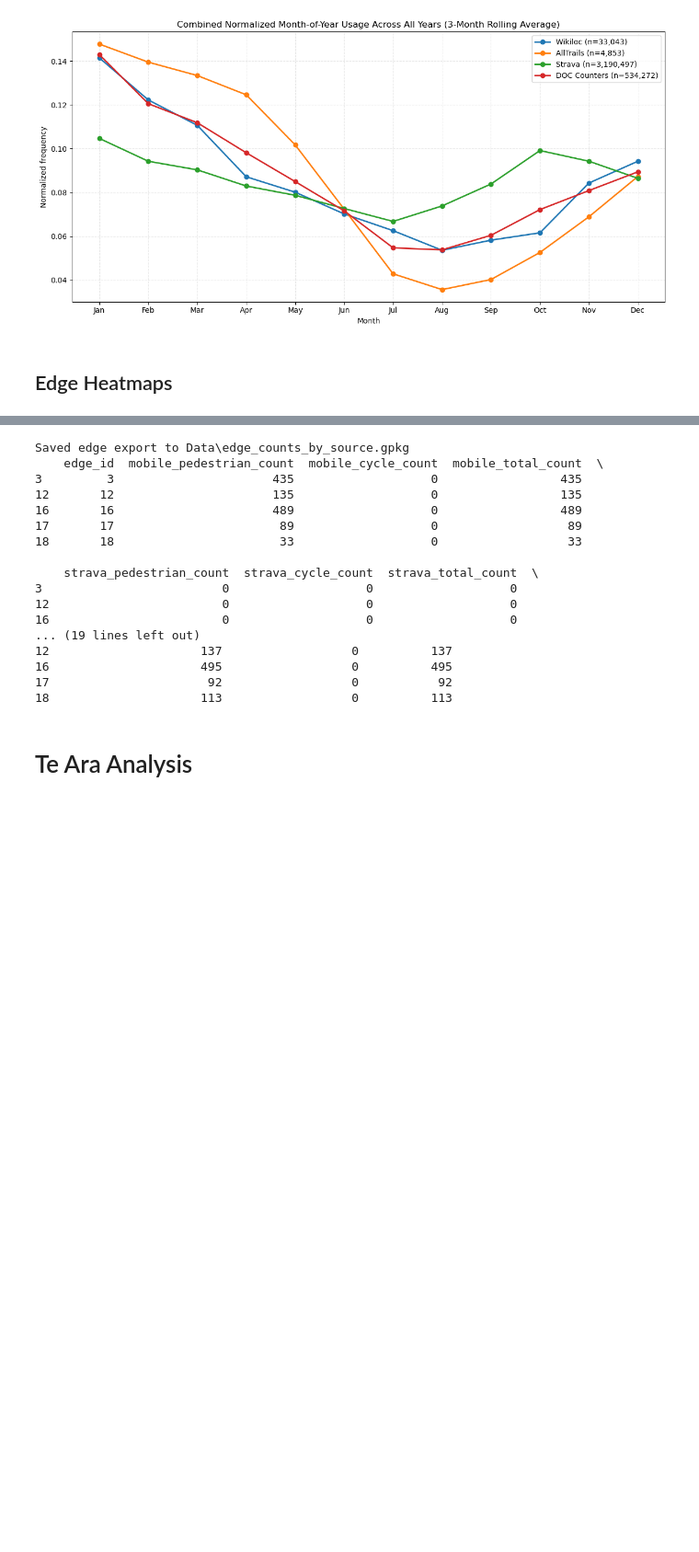
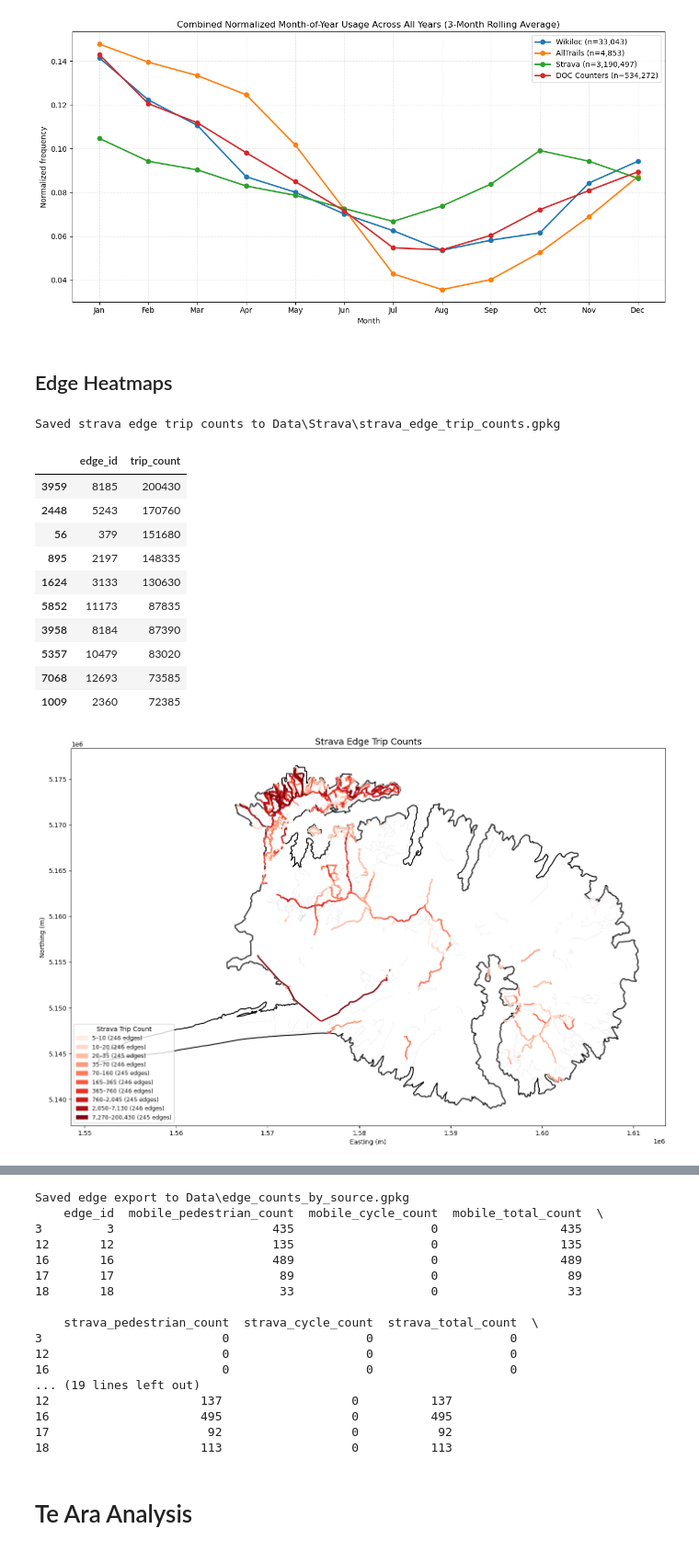
Before and after one commit to MaxwellBusby/banks-peninsula-organic-data-processing, a Jupyter notebook: Analysis.ipynb, the cells around one changed output, grey strips where cells are left out. Shown at 92% size. Cells and saved outputs as stored; diff of their text form; code cells hidden in the pictures; blank space fills up the shorter version.

```diff
--- a/Analysis.ipynb
+++ b/Analysis.ipynb
@@ -330,6 +344,81 @@ plt.show()
 [figure]
 # %% [markdown]
 ## Edge Heatmaps
+# %%
+import os
+
+
+def build_edge_trip_counts_layer(source_name, source_counts_path, output_path, count_column="total_trip_count"):
+    source_counts = pd.read_csv(source_counts_path)
+    if "edge_id" not in source_counts.columns:
+        raise KeyError(f"{source_counts_path} does not contain an edge_id column")
+    if count_column not in source_counts.columns:
+        raise KeyError(f"{source_counts_path} does not contain a {count_column} column")
+
+    counts = source_counts[["edge_id", count_column]].copy()
+    counts["edge_id"] = pd.to_numeric(counts["edge_id"], errors="coerce")
+    counts[count_column] = pd.to_numeric(counts[count_column], errors="coerce").fillna(0)
+    counts = (
+        counts.dropna(subset=["edge_id"])
+        .groupby("edge_id", as_index=False)[count_column]
+        .sum()
+        .rename(columns={count_column: "trip_count"})
+    )
+    counts["edge_id"] = counts["edge_id"].astype(int)
+
+    edge_base = edges_filtered.copy() if "edges_filtered" in globals() else edges.copy()
+    if "edge_id" not in edge_base.columns:
+        edge_base = edge_base.reset_index()
+        if "edge_id" not in edge_base.columns and "index" in edge_base.columns:
+            edge_base = edge_base.rename(columns={"index": "edge_id"})
+    edge_base["edge_id"] = pd.to_numeric(edge_base["edge_id"], errors="coerce").astype("Int64")
+
+    edge_trip_counts = edge_base.merge(counts, on="edge_id", how="left")
+    edge_trip_counts["trip_count"] = edge_trip_counts["trip_count"].fillna(0).astype(int)
+    edge_trip_counts["source"] = source_name
+
+    os.makedirs(os.path.dirname(output_path), exist_ok=True)
+    edge_trip_counts.to_file(output_path, driver="GPKG")
+    print(f"Saved {source_name} edge trip counts to {output_path}")
+
+    return edge_trip_counts, edge_trip_counts.set_index("edge_id")["trip_count"].to_dict()
+
+
+strava_edge_trip_counts_path = os.path.join("Data", "Strava", "strava_edge_trip_counts.gpkg")
+strava_counts_path = os.path.join("Data", "Strava", "strava_2022_bankspeninsula_counts_with_edge_ids.csv")
+
+strava_edge_trip_counts, strava_edge_counts = build_edge_trip_counts_layer(
+    "strava",
+    strava_counts_path,
+    strava_edge_trip_counts_path,
+)
+
+display(
+    strava_edge_trip_counts[["edge_id", "trip_count"]]
+    .sort_values("trip_count", ascending=False)
+    .head(10)
+)
+
+plot_edge_heatmap(
+    strava_edge_counts,
+    "Strava Edge Trip Counts",
+    "Reds",
+    "Strava Trip Count",
+)
+# %% [output]
+Saved strava edge trip counts to Data\Strava\strava_edge_trip_counts.gpkg
+|  | edge_id | trip_count |
+| 3959 | 8185 | 200430 |
+| 2448 | 5243 | 170760 |
+| 56 | 379 | 151680 |
+| 895 | 2197 | 148335 |
+| 1624 | 3133 | 130630 |
+| 5852 | 11173 | 87835 |
+| 3958 | 8184 | 87390 |
+| 5357 | 10479 | 83020 |
+| 7068 | 12693 | 73585 |
+| 1009 | 2360 | 72385 |
+[figure, added]
 # %%
 plot_edge_heatmap(
     mobile_edge_counts,
```
Also changed, not shown: parts of 5 cells of this notebook, 2 other files.
